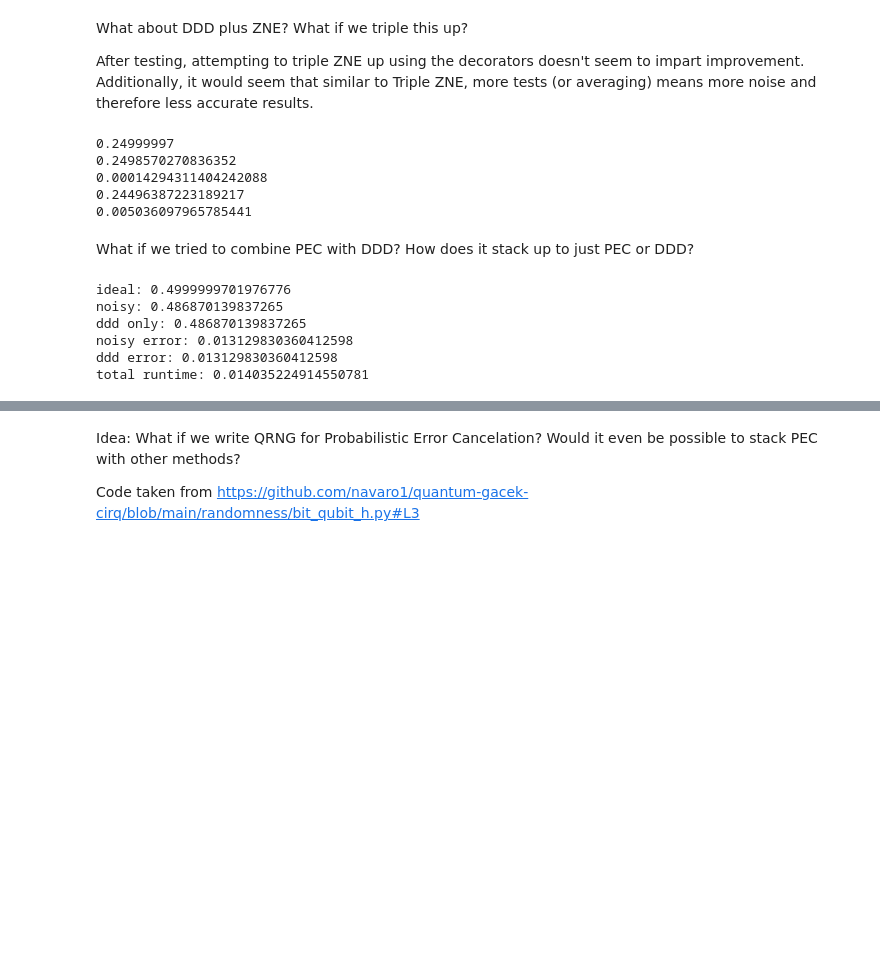
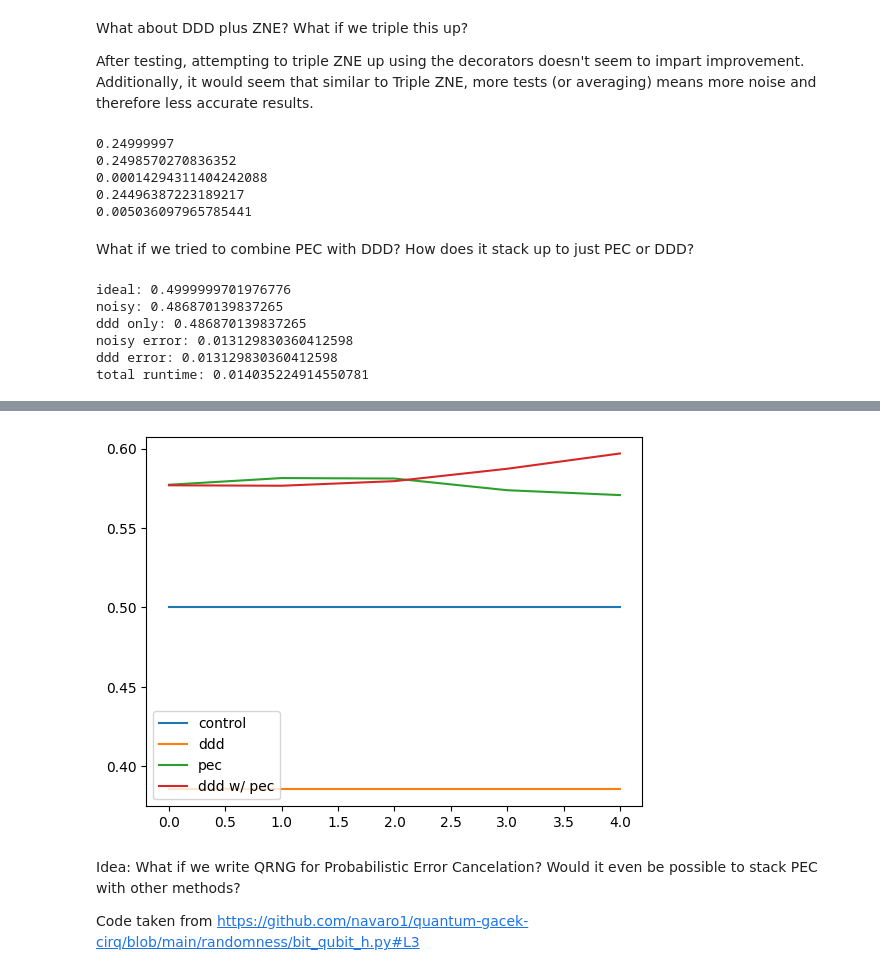
Before and after one commit to MChang360686/QRISE2024, a Jupyter notebook: test.ipynb, the cells around one changed output, grey strips where cells are left out. Saved outputs shown, nothing was run; the diff lists cells and outputs as text; code cells hidden in the pictures; blank space fills up the shorter version.

Commit message:
graphing PEC works now

```diff
--- a/test.ipynb
+++ b/test.ipynb
@@ -572,3 +621,90 @@ total runtime: 57.43356490135193
+# %%
+import cirq
+from mitiq import ddd, pec
+from mitiq.pec.representations.depolarizing import represent_operations_in_circuit_with_local_depolarizing_noise
+from mitiq.zne.scaling import fold_global, fold_gates_at_random, insert_id_layers
+import matplotlib.pyplot as plt
+import warnings
+
+a, b, c = cirq.LineQubit.range(3)
+warnings.filterwarnings('ignore')
+
+circuit = cirq.Circuit(
+    cirq.H(a),
+    cirq.CNOT(a, b),
+    cirq.CNOT(b, c),
+    cirq.S(a),
+
+)
+
+def execute(circuit, noise_level=0.005):
+    """Returns Tr[ρ |0⟩⟨0|] where ρ is the state prepared by the circuit
+    with depolarizing noise."""
+
+    # add depolarizing noise
+    noisy_circuit = circuit.with_noise(cirq.depolarize(p=noise_level))
+
+    return (
+        cirq.DensityMatrixSimulator()
+        .simulate(noisy_circuit)
+        .final_density_matrix[0, 0]
+        .real
+    )
+
+def execute_no_noise(circuit):
+    return (
+        cirq.DensityMatrixSimulator()
+        .simulate(circuit)
+        .final_density_matrix[0, 0]
+        .real
+    )
+
+@ddd.ddd_decorator(rule=ddd.rules.xyxy)
+def ddd_execute(circuit):
+    value = execute(circuit, noise_level=0.05)
+    return(value)
+
+def execute_pec(circuit):
+    reps = represent_operations_in_circuit_with_local_depolarizing_noise(circuit, noise_level=0.05)
+    pec_value = pec.execute_with_pec(circuit, execute, representations=reps)
+    return pec_value
+
+@ddd.ddd_decorator(rule=ddd.rules.xyxy)
+def ddd_execute_pec(circuit):
+    reps = represent_operations_in_circuit_with_local_depolarizing_noise(circuit, noise_level=0.05)
+    pec_value = pec.execute_with_pec(circuit, execute, representations=reps)
+    return pec_value
+
+
+
+x = []
+control_y = []
+ddd_y = []
+pec_y = []
+ddd_pec_y = []
+
+for i in range(0, 10):
+    control = execute_no_noise(circuit)
+    ddd_val = ddd_execute(circuit)
+    pec_val = execute_pec(circuit)
+    ddd_pec_val = ddd_execute_pec(circuit)
+    ddd_pec_y.append(ddd_pec_val)
+    x.append(i)
+    control_y.append(control)
+    ddd_y.append(ddd_val)
+    pec_y.append(pec_val)
+
+
+
+
+plt.plot(x, control_y, label="control")
+plt.plot(x, ddd_y, label="ddd")
+plt.plot(x, pec_y, label='pec')
+plt.plot(x, ddd_pec_y, label='ddd w/ pec')
+plt.legend()
+plt.show()
+# %% [output]
+[figure, added]
 # %% [markdown]
 Idea: What if we write QRNG for Probabilistic Error Cancelation?  Would it even be possible to stack PEC with other methods?
 
```
Also changed, not shown: parts of 4 cells of this notebook.
